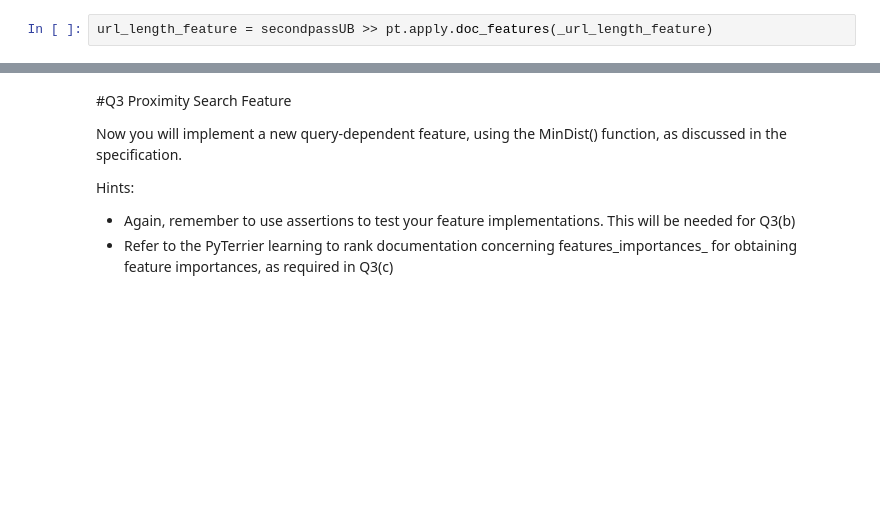
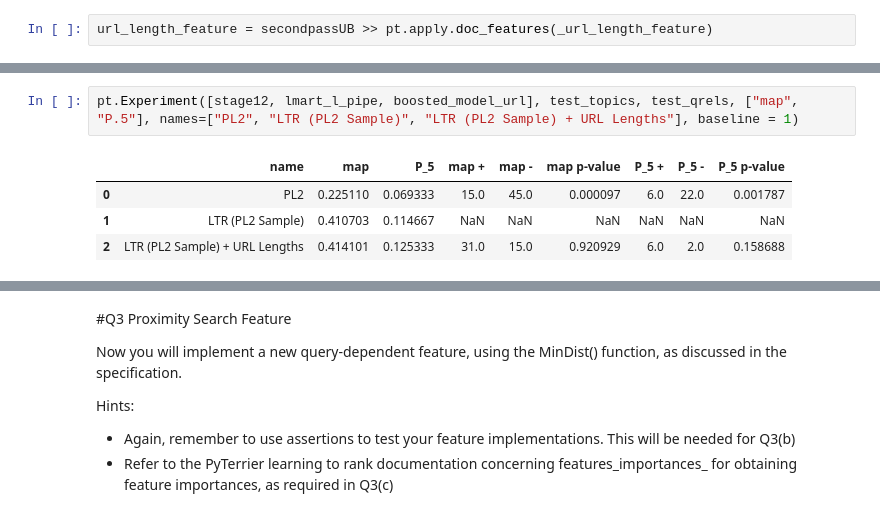
Before and after one commit to podyssea/InformationRetrieval, a Jupyter notebook: InformationRetrievalExercise2_2210049p.ipynb, the cells around one changed output, grey strips where cells are left out. Saved outputs shown, nothing was run; the diff lists cells and outputs as text; blank space fills up the shorter version.

```diff
--- a/InformationRetrievalExercise2_2210049p.ipynb
+++ b/InformationRetrievalExercise2_2210049p.ipynb
@@ -286 +293,8 @@ url_length_feature = secondpassUB >> pt.apply.doc_features(_url_length_feature)
+# %%
+pt.Experiment([stage12, lmart_l_pipe, boosted_model_url], test_topics, test_qrels, ["map", "P.5"], names=["PL2", "LTR (PL2 Sample)", "LTR (PL2 Sample) + URL Lengths"], baseline = 1)
+# %% [output]
+|  | name | map | P_5 | map + | map - | map p-value | P_5 + | P_5 - | P_5 p-value |
+| 0 | PL2 | 0.225110 | 0.069333 | 15.0 | 45.0 | 0.000097 | 6.0 | 22.0 | 0.001787 |
+| 1 | LTR (PL2 Sample) | 0.410703 | 0.114667 | NaN | NaN | NaN | NaN | NaN | NaN |
+| 2 | LTR (PL2 Sample) + URL Lengths | 0.414101 | 0.125333 | 31.0 | 15.0 | 0.920929 | 6.0 | 2.0 | 0.158688 |
 # %%
```
Also changed, not shown: parts of 29 cells of this notebook.
